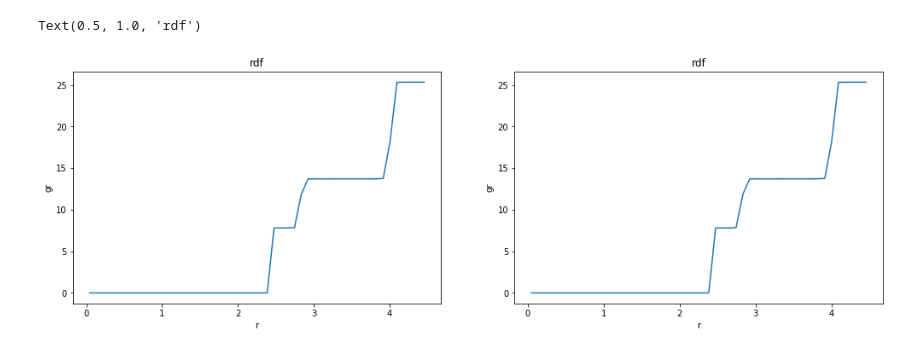
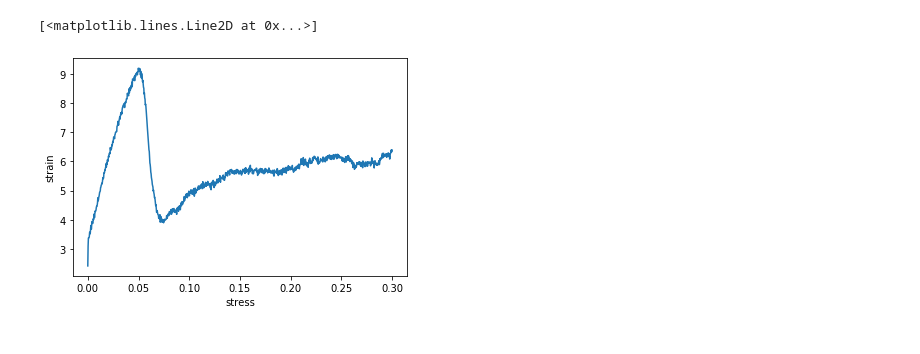
Before and after one commit to YuanshuoZhangDE/Python, a Jupyter notebook: Jupyter/Lammps Data Analysis/画图/Untitled.ipynb, the cells around one changed output. Cells and saved outputs as stored; diff of their text form; code cells hidden in the pictures.

```diff
--- a/Jupyter/Lammps Data Analysis/画图/Untitled.ipynb
+++ b/Jupyter/Lammps Data Analysis/画图/Untitled.ipynb
@@ -6,4 +7,4 @@ from scipy.interpolate import make_interp_spline
 # %%
-contents = pd.read_csv('rdf.txt', sep=' ')
+contents = pd.read_csv('C:/Users/Yuanshuo/Desktop/应力应变.txt', sep=' ')
 contents
 # %% [output]
@@ -27,27 +50,27 @@ contents
 # %%
 # RDT 3.5382574
-r = contents['r']
+x = contents['strain']
 
-gr = contents['gr']
+y = contents['stress']
 
-x_smooth = np.linspace(r.min(), r.max(), 50)
-y_smooth = make_interp_spline(r, gr)(x_smooth)
+# x_smooth = np.linspace(r.min(), r.max(), 50)
+# y_smooth = make_interp_spline(r, gr)(x_smooth)
 # %%
-fig = plt.figure(figsize=(17,5))
+# fig = plt.figure(figsize=(17,5))
 
-#
-fig.add_subplot(1,2,1)
-plt.xlabel("r")
-plt.ylabel("gr")
-plt.plot(r, gr)
-plt.title('rdf')
+# #
+# fig.add_subplot(1,2,1)
+plt.xlabel("stress")
+plt.ylabel("strain")
+plt.plot(x, y)
+#plt.title('rdf')
 
-#平滑
-fig.add_subplot(1,2,2)
-plt.xlabel("r")
-plt.ylabel("gr")
-plt.plot(x_smooth, y_smooth)
-plt.title('rdf')
+# #平滑
+# fig.add_subplot(1,2,2)
+# plt.xlabel("r")
+# plt.ylabel("gr")
+# plt.plot(x_smooth, y_smooth)
+# plt.title('rdf')
 # %% [output]
-Text(0.5, 1.0, 'rdf')
+[<matplotlib.lines.Line2D at 0x...>]
-[figure, old version]
+[figure, new version]
```
Also changed, not shown: parts of 3 cells of this notebook, 1 other file.
